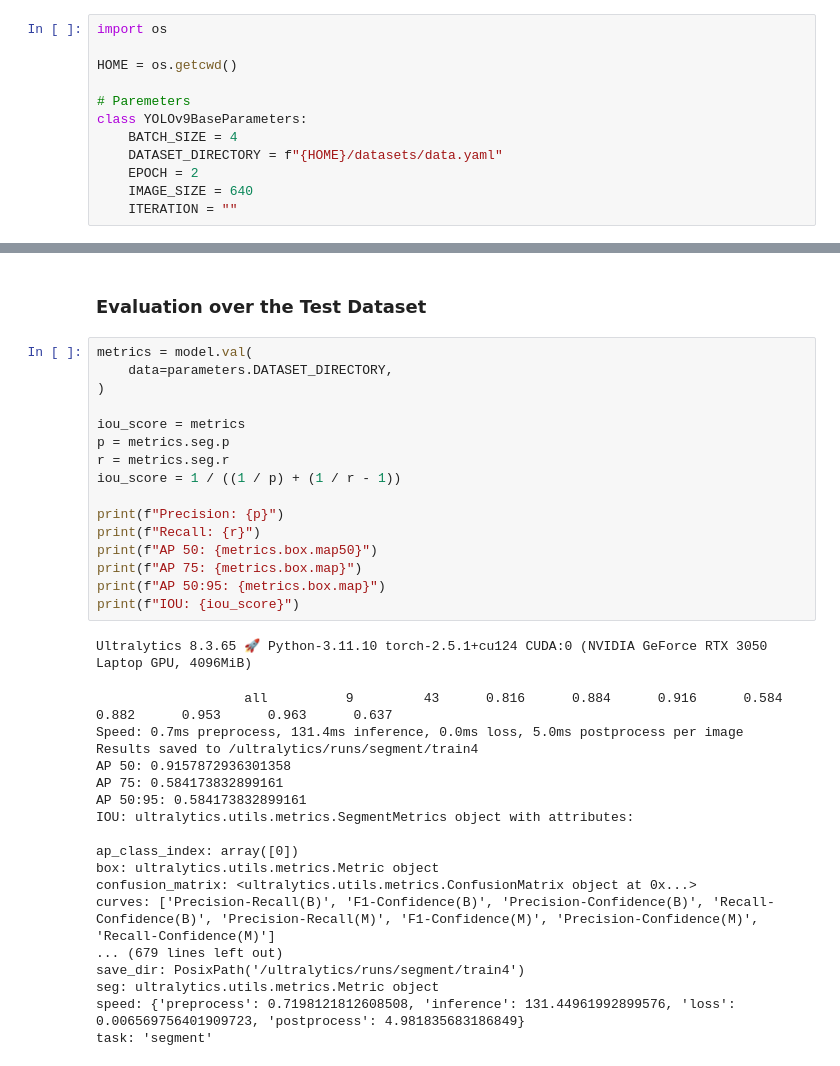
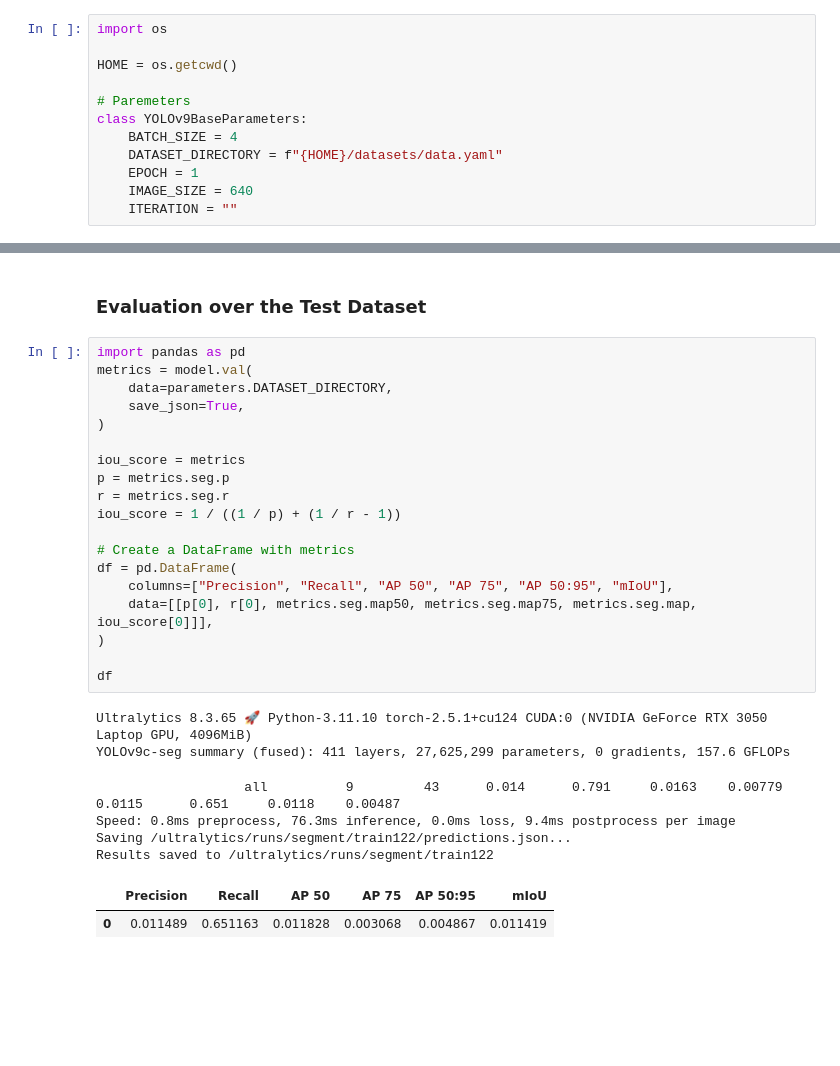
Before and after one commit to ASPactores/aidurian-locule-count, a Jupyter notebook: yolov9/main.ipynb, the cells around one changed output, grey strips where cells are left out. Drawn from its saved outputs; the diff is of its cells as text; blank space fills up the shorter version.

Commit message:
fix: remove unnecessary language_info from training notebook, displayed information as dataframe

```diff
--- a/yolov9/main.ipynb
+++ b/yolov9/main.ipynb
@@ -42,7 +42,7 @@ HOME = os.getcwd()
 class YOLOv9BaseParameters:
     BATCH_SIZE = 4
     DATASET_DIRECTORY = f"{HOME}/datasets/data.yaml"
-    EPOCH = 2
+    EPOCH = 1
     IMAGE_SIZE = 640
     ITERATION = ""
 # %% [markdown]
@@ -122,38 +121,31 @@ Results saved to /ultralytics/runs/segment/train
 # %% [markdown]
 ### Evaluation over the Test Dataset
 # %%
+import pandas as pd
 metrics = model.val(
     data=parameters.DATASET_DIRECTORY,
+    save_json=True,
 )
 
 iou_score = metrics
 p = metrics.seg.p
 r = metrics.seg.r
 iou_score = 1 / ((1 / p) + (1 / r - 1))
 
-print(f"Precision: {p}")
-print(f"Recall: {r}")
-print(f"AP 50: {metrics.box.map50}")
-print(f"AP 75: {metrics.box.map}")
-print(f"AP 50:95: {metrics.box.map}")
-print(f"IOU: {iou_score}")
+# Create a DataFrame with metrics
+df = pd.DataFrame(
+    columns=["Precision", "Recall", "AP 50", "AP 75", "AP 50:95", "mIoU"],
+    data=[[p[0], r[0], metrics.seg.map50, metrics.seg.map75, metrics.seg.map, iou_score[0]]],
+)
+
+df
 # %% [output]
 Ultralytics 8.3.65 🚀 Python-3.11.10 torch-2.5.1+cu124 CUDA:0 (NVIDIA GeForce RTX 3050 Laptop GPU, 4096MiB)
+YOLOv9c-seg summary (fused): 411 layers, 27,625,299 parameters, 0 gradients, 157.6 GFLOPs
-                   all          9         43      0.816      0.884      0.916      0.584      0.882      0.953      0.963      0.637
-Speed: 0.7ms preprocess, 131.4ms inference, 0.0ms loss, 5.0ms postprocess per image
-Results saved to /ultralytics/runs/segment/train4
-AP 50: 0.9157872936301358
-AP 75: 0.584173832899161
-AP 50:95: 0.584173832899161
-IOU: ultralytics.utils.metrics.SegmentMetrics object with attributes:
-
-ap_class_index: array([0])
-box: ultralytics.utils.metrics.Metric object
-confusion_matrix: <ultralytics.utils.metrics.ConfusionMatrix object at 0x...>
-curves: ['Precision-Recall(B)', 'F1-Confidence(B)', 'Precision-Confidence(B)', 'Recall-Confidence(B)', 'Precision-Recall(M)', 'F1-Confidence(M)', 'Precision-Confidence(M)', 'Recall-Confidence(M)']
-... (679 lines left out)
-save_dir: PosixPath('/ultralytics/runs/segment/train4')
-seg: ultralytics.utils.metrics.Metric object
-speed: {'preprocess': 0.7198121812608508, 'inference': 131.44961992899576, 'loss': 0.006569756401909723, 'postprocess': 4.981835683186849}
-task: 'segment'
+                   all          9         43      0.014      0.791     0.0163    0.00779     0.0115      0.651     0.0118    0.00487
+Speed: 0.8ms preprocess, 76.3ms inference, 0.0ms loss, 9.4ms postprocess per image
+Saving /ultralytics/runs/segment/train122/predictions.json...
+Results saved to /ultralytics/runs/segment/train122
+|  | Precision | Recall | AP 50 | AP 75 | AP 50:95 | mIoU |
+| 0 | 0.011489 | 0.651163 | 0.011828 | 0.003068 | 0.004867 | 0.011419 |
 # %%
```
Also changed, not shown: parts of 6 cells of this notebook, 1 other file.
